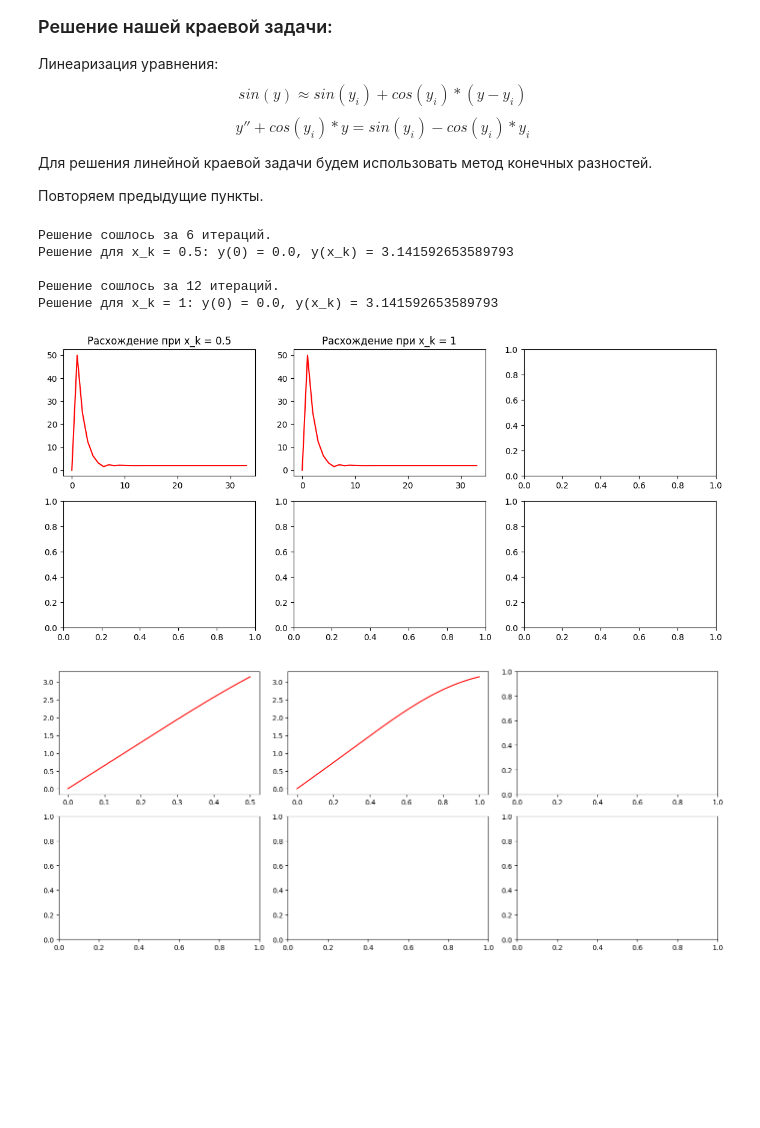
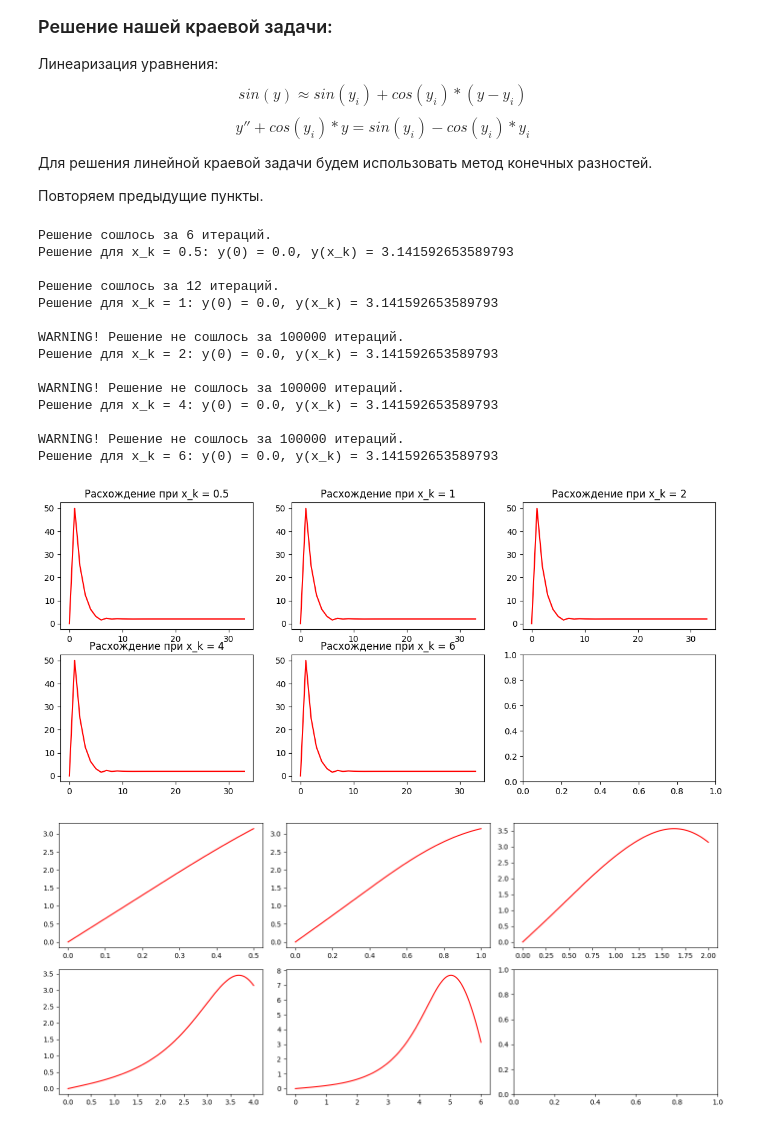
Before and after one commit to alexzhelyapov1/computational_mathematics, a Jupyter notebook: 3.ipynb, the cells around one changed output. Saved outputs shown, nothing was run; the diff lists cells and outputs as text; code cells hidden in the pictures; blank space fills up the shorter version.

```diff
--- a/3.ipynb
+++ b/3.ipynb
@@ -92,7 +92,7 @@ for i in range(len(x_k)):
     t_values = np.linspace(0, x_k[i], 100)
     y_values = sol.sol(t_values)[0]
     bx[i // 3, i % 3].plot(t_values, y_values, marker='', color='red')
-    bx[i // 3, i % 3].set_title("y(t) при x_k = " + str(x_k[i]))
+    bx[i // 3, i % 3].set_title("y(x) при x_k = " + str(x_k[i]))
     # bx[i // 3, i % 3].set_xlabel('t')
     bx[i // 3, i % 3].set_ylabel('y(x)')
 # %% [output]
@@ -199,47 +199,46 @@ def quasilinearization_method(x_k, y_a, y_b, N=1000, epsilon=1e-6, max_iter=1000
 
 
 # x_k = 0.5 # Конечное значение x
 y_a = 0 # Граничное условие y(0)
 y_b = np.pi # Граничное условие y(x_k)
 
 
-# x_k = [0.5, 1, 2, 4, 6]
-x_k = [0.5, 1]
+x_k = [0.5, 1, 2, 4, 6]
+# x_k = [0.5, 1]
 
 fig, ax = plt.subplots(2, 3, figsize=(14, 6))
 fig1, bx = plt.subplots(2, 3, figsize=(14, 6))
 
 for i in range(len(x_k)):
     x, y, diff_vlues = quasilinearization_method(x_k[i], y_a, y_b)
     print(f"Решение для x_k = {x_k[i]}: y(0) = {y[0]}, y(x_k) = {y[-1]}\n")
 
 
     ax[i // 3, i % 3].plot([i for i in range(len(z_values))], z_values, marker='', color='red')
     ax[i // 3, i % 3].set_title("Расхождение при x_k = " + str(x_k[i]))
 
     bx[i // 3, i % 3].plot(x, y, marker='', color='red')
 
 
-
-    # ax[i // 3, i % 3].plot([i for i in range(len(z_values))], z_values, marker='o', color='red')
-
-    # t_values = np.linspace(0, x_k[i], 100)
-    # y_values = sol.sol(t_values)[0]
-    # bx[i // 3, i % 3].plot(t_values, y_values, marker='', color='red')
-    # ax[i // 3, i % 3].set_title("y(t) при z_k = " + str(x_k[i]))
-    # bx[i // 3, i % 3].set_xlabel('t')
-    # bx[i // 3, i % 3].set_ylabel('y(t)')
-
 plt.tight_layout()
 plt.show()
 # %% [output]
 Решение сошлось за 6 итераций.
 Решение для x_k = 0.5: y(0) = 0.0, y(x_k) = 3.141592653589793
 
 Решение сошлось за 12 итераций.
 Решение для x_k = 1: y(0) = 0.0, y(x_k) = 3.141592653589793
+
+WARNING! Решение не сошлось за 100000 итераций.
+Решение для x_k = 2: y(0) = 0.0, y(x_k) = 3.141592653589793
+
+WARNING! Решение не сошлось за 100000 итераций.
+Решение для x_k = 4: y(0) = 0.0, y(x_k) = 3.141592653589793
+
+WARNING! Решение не сошлось за 100000 итераций.
+Решение для x_k = 6: y(0) = 0.0, y(x_k) = 3.141592653589793
-[figure, old version]
+[figure, new version]
-[figure, old version]
+[figure, new version]
 # %% [markdown]
 Плюсы:
 - Квадратичная сходимость: сходится квадратично, т.е. количество верных цифр в решении удваивается на каждой итерации.
```
Also changed, not shown: parts of 1 cell of this notebook, 1 other file.
